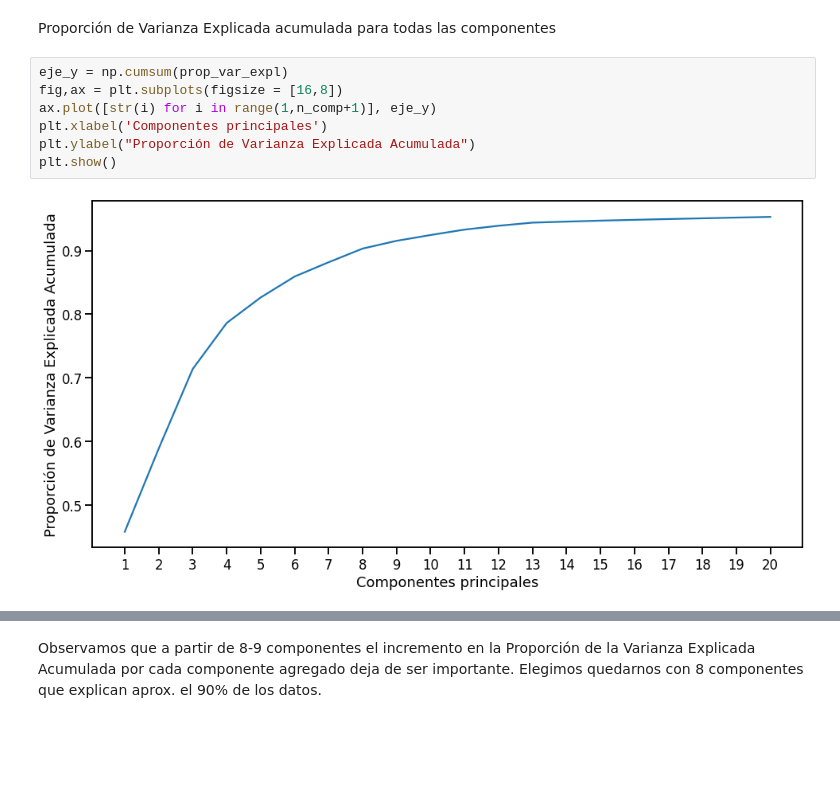
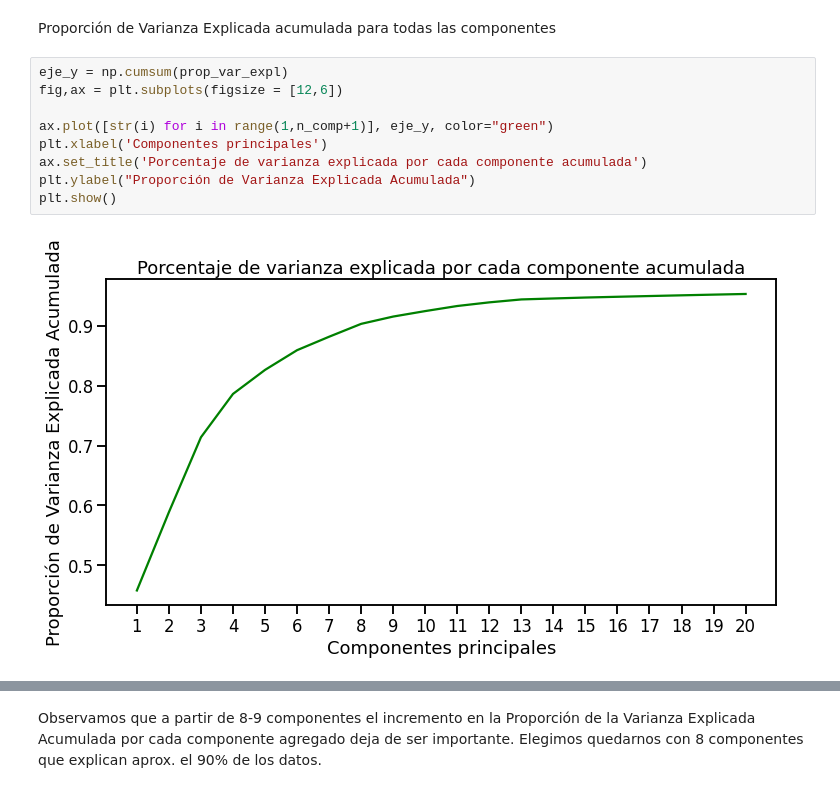
Before and after one commit to CHRISTIANDAGATTI/AEyCD---Grupo-9, a Jupyter notebook: Entregable_Parte_2_2022.ipynb, the cells around one changed output, grey strips where cells are left out. Saved outputs shown, nothing was run; the diff lists cells and outputs as text; blank space fills up the shorter version.

```diff
--- a/Entregable_Parte_2_2022.ipynb
+++ b/Entregable_Parte_2_2022.ipynb
@@ -504,10 +504,12 @@ array([0.45781221, 0.13095644, 0.12512675, 0.07240957, 0.04015131,
 Proporción de Varianza Explicada acumulada para todas las componentes
 # %%
 eje_y = np.cumsum(prop_var_expl)
-fig,ax = plt.subplots(figsize = [16,8])
-ax.plot([str(i) for i in range(1,n_comp+1)], eje_y)
+fig,ax = plt.subplots(figsize = [12,6])
+
+ax.plot([str(i) for i in range(1,n_comp+1)], eje_y, color="green")
 plt.xlabel('Componentes principales')
+ax.set_title('Porcentaje de varianza explicada por cada componente acumulada')
 plt.ylabel("Proporción de Varianza Explicada Acumulada")
 plt.show()
 # %% [output]
-[figure, old version]
+[figure, new version]
```
Also changed, not shown: parts of 7 cells of this notebook.
